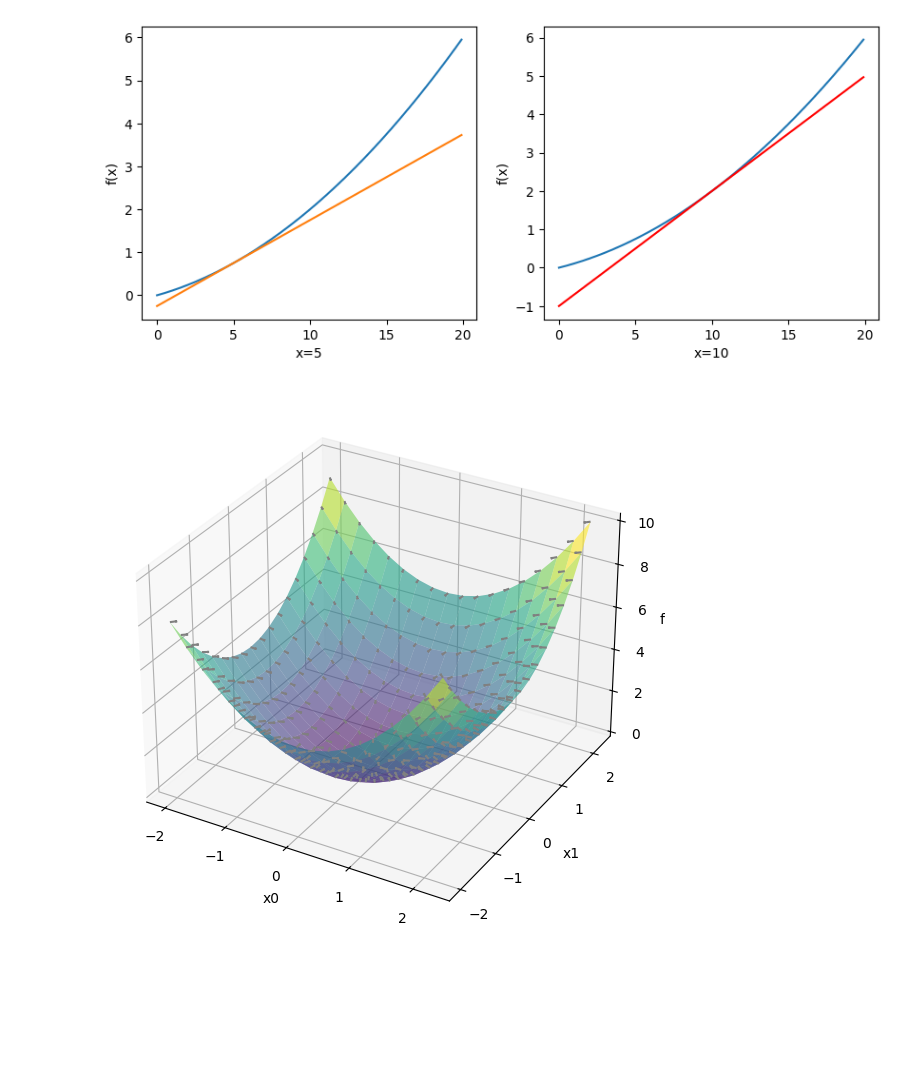
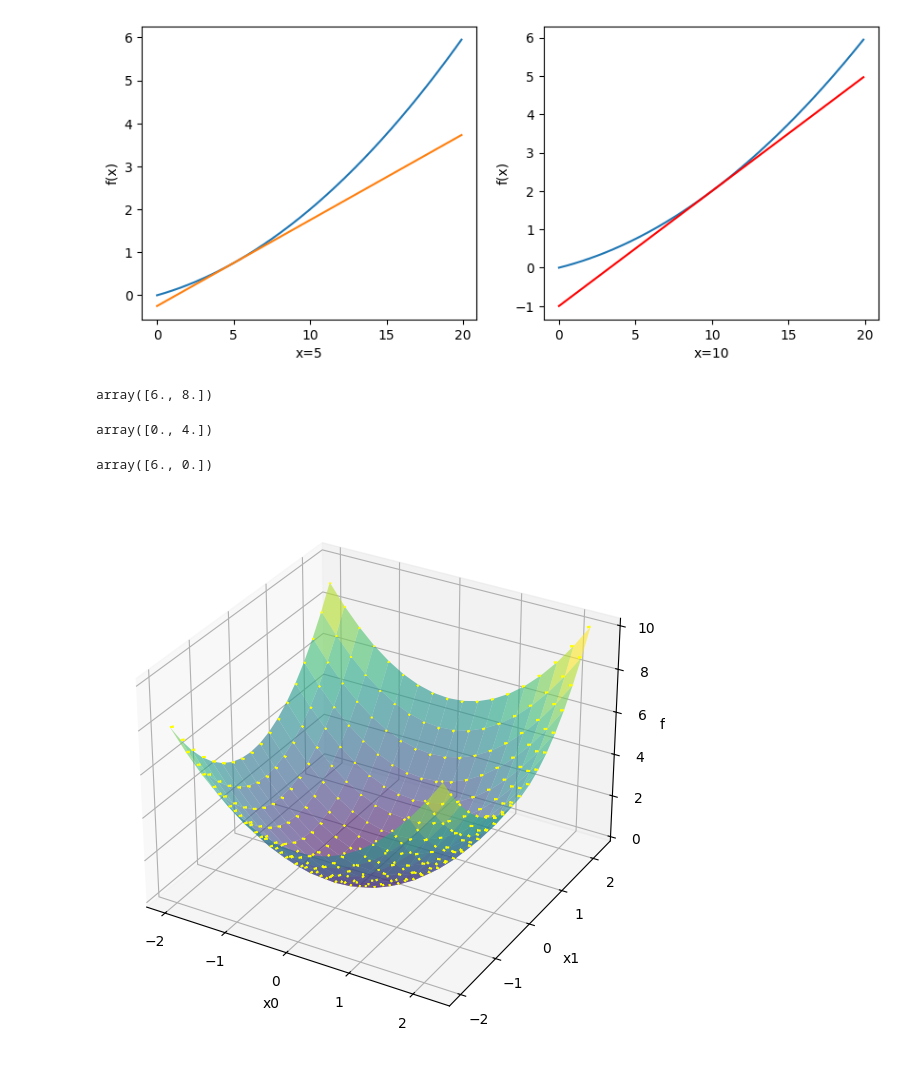
Before and after one commit to zz231008/-deeplearning, a Jupyter notebook: Chapter4.ipynb, the cells around one changed output. Cells and saved outputs as stored; diff of their text form; code cells hidden in the pictures; blank space fills up the shorter version.

```diff
--- a/Chapter4.ipynb
+++ b/Chapter4.ipynb
@@ -175,6 +175,40 @@ plt.show()
 0.1999999999990898
 0.2999999999986347
 [figure]
+# %%
+def function_2(x):
+  #return x[0]**2 + x[1]**2
+   return np.sum(x**2)
+
+def numerical_gradient_1(f, x):
+  h = 1e-4
+  grad = np.zeros_like(x)#　Xと同じ形状の配列を生成
+
+  for idx in range(x.size):
+    tmp_val = x[idx]
+    #f(x+h)
+    x[idx] = tmp_val + h
+    fxh1 = f(x)
+    #f(x-h)
+    x[idx] = tmp_val - h
+    fxh2 = f(x)
+
+    grad[idx] = (fxh1 - fxh2) / (2 * h)
+    x[idx] = tmp_val#return value
+
+  return grad
+# %%
+numerical_gradient_1(function_2, np.array([3.0, 4.0]))
+# %% [output]
+array([6., 8.])
+# %%
+numerical_gradient_1(function_2, np.array([0.0, 2.0]))
+# %% [output]
+array([0., 4.])
+# %%
+numerical_gradient_1(function_2, np.array([3.0, 0.0]))
+# %% [output]
+array([6., 0.])
 # %%
 # coding: utf-8
 import numpy as np
@@ -216,33 +250,33 @@ def function_2(x):
 # 绘制3D图和梯度向量场
 if __name__ == '__main__':
     # 定义网格
     x0 = np.arange(-2, 2.5, 0.25)
     x1 = np.arange(-2, 2.5, 0.25)
     X, Y = np.meshgrid(x0, x1)
     XY = np.stack((X, Y), axis=-1)  # 形状为 (18, 18, 2)
     Z = function_2(XY)
 
     # 绘制3D曲面图
-    fig = plt.figure(figsize=(10, 7))
+    fig = plt.figure(figsize=(14, 7))
     ax = fig.add_subplot(111, projection='3d')
     ax.plot_surface(X, Y, Z, cmap="viridis", edgecolor="none", alpha=0.6)
     ax.set_xlabel("x0")
     ax.set_ylabel("x1")
     ax.set_zlabel("f(x)")
 
     # 计算并绘制梯度向量
     X_flat = X.flatten()
     Y_flat = Y.flatten()
     XY_flat = np.stack((X_flat, Y_flat), axis=-1)  # 形状为 (324, 2)
     Z_flat = function_2(XY_flat)
 
     grad = numerical_gradient(function_2, XY_flat)
     U = -grad[:, 0]  # X方向的梯度
     V = -grad[:, 1]  # Y方向的梯度
     W = np.zeros_like(U)  # Z方向的梯度为0，因为我们只在XY平面上显示
 
-    ax.quiver(X_flat, Y_flat, Z_flat, U, V, W, color="gray", length=0.1, normalize=True)
+    ax.quiver(X_flat, Y_flat, Z_flat, U, V, W, color="yellow", length=0.05, normalize=True)
 
     plt.show()
 # %% [output]
-[figure, old version]
+[figure, new version]
```
